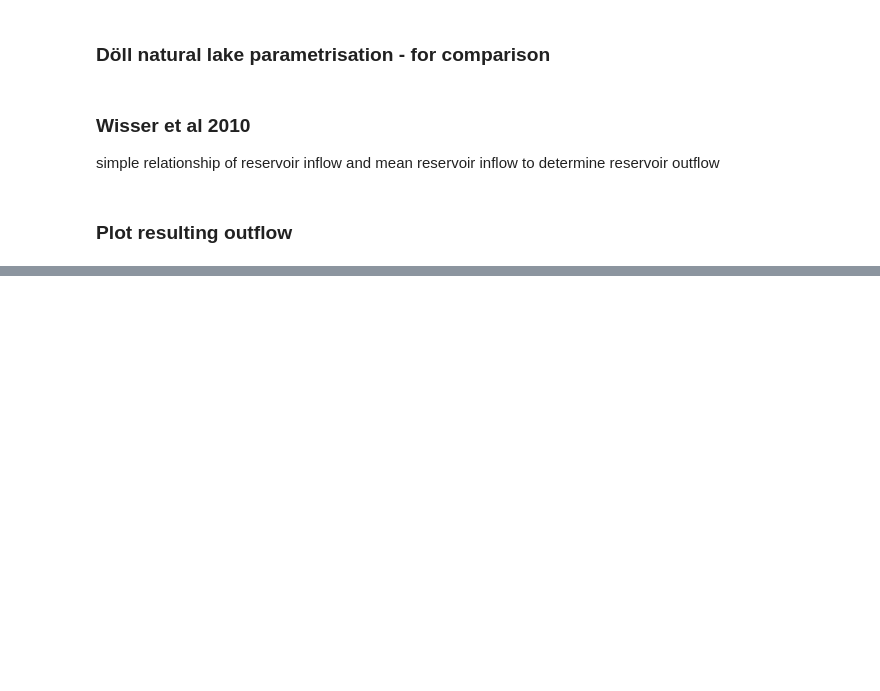
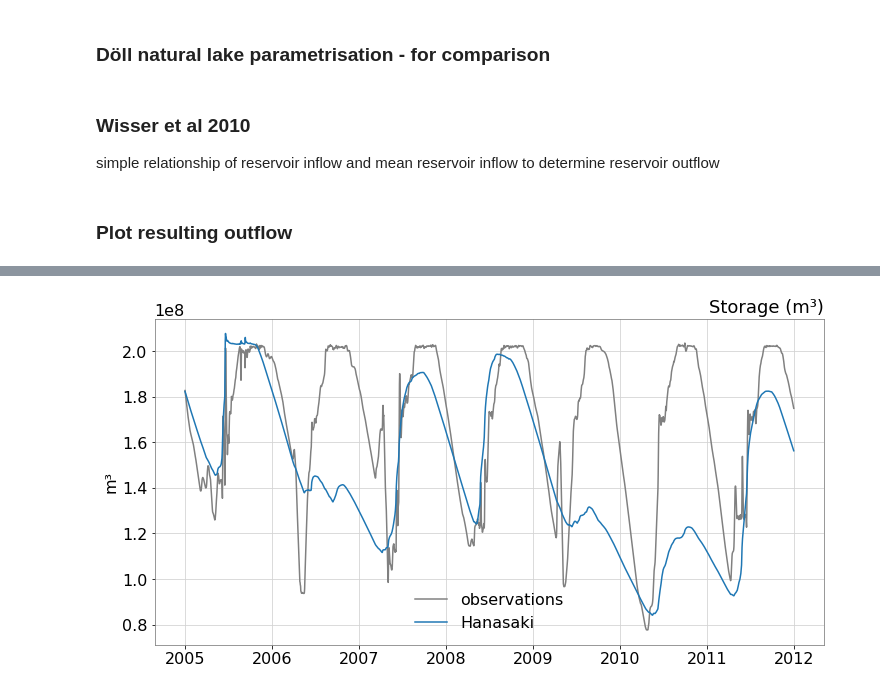
Before and after one commit to ShervanGharari/lake_models_python, a Jupyter notebook: Hanasaki/Hanasaki_Inne.ipynb, the cells around one changed output, grey strips where cells are left out. Saved outputs shown, nothing was run; the diff lists cells and outputs as text; code cells hidden in the pictures; blank space fills up the shorter version.

```diff
--- a/Hanasaki/Hanasaki_Inne.ipynb
+++ b/Hanasaki/Hanasaki_Inne.ipynb
@@ -302 +303,17 @@ plt.legend(['natual lake', 'observations','Hanasaki', 'Wisser']);
+# %%
+# storage
+fig, axs = plt.subplots(1,1,figsize=(12,6))
+
+#plt.plot(storage_lake, label="Döll")
+plt.plot(storage_obs, color='gray', label='observations')
+plt.plot(storage, label="Hanasaki")
+#plt.plot(storage_wisser, label="Wisser")
+
+plt.title('Storage (m³)', loc='right')
+plt.ylabel('m³')
+
+plt.legend();
+plt.grid()
+# %% [output]
+[figure, added]
 # %%
```
Also changed, not shown: parts of 20 cells of this notebook.
